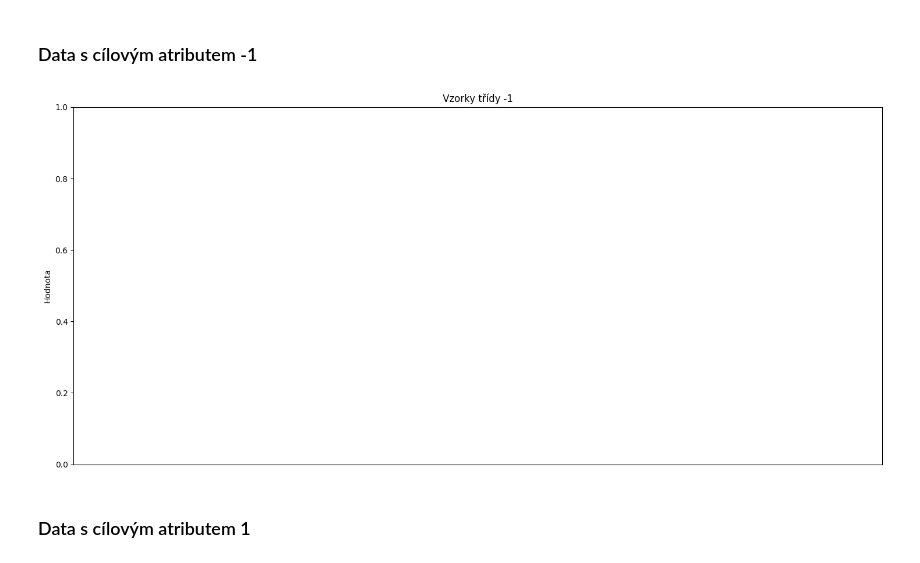
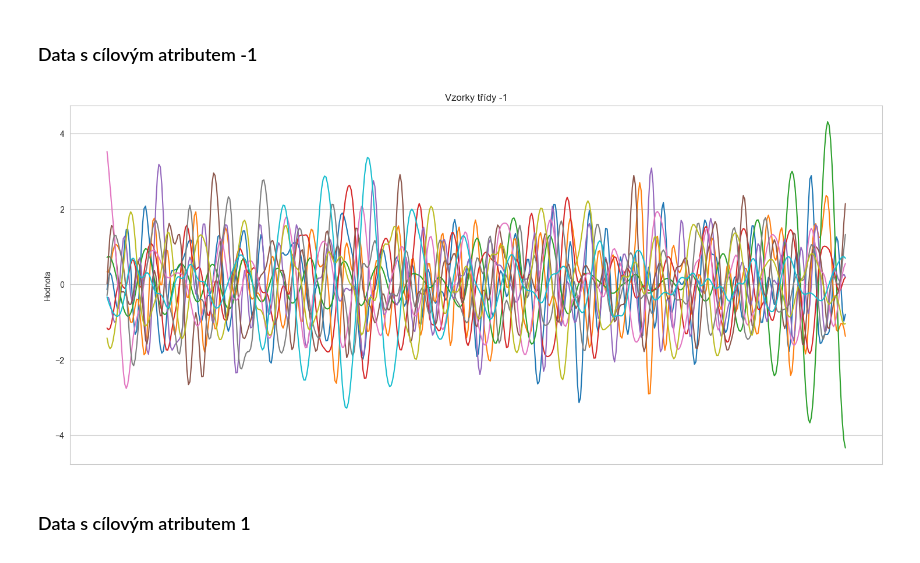
Before and after one commit to SLI0124/semestralni-projekt, a Jupyter notebook: notebooks/classification/ford_a.ipynb, the cells around one changed output. Cells and saved outputs as stored; diff of their text form; code cells hidden in the pictures.

```diff
--- a/notebooks/classification/ford_a.ipynb
+++ b/notebooks/classification/ford_a.ipynb
@@ -201,16 +201,16 @@ plt.show()
 # %% [markdown]
 ### Data s cílovým atributem -1
-# %%
-plt.figure(figsize=(18, 8))
-negative_indices = df_test[df_test.target == 0].index[:10]
-for idx in negative_indices:
-    plt.plot(df_test.iloc[idx, :-1])
-plt.title("Vzorky třídy -1")
-plt.xticks([])
-plt.ylabel("Hodnota")
-plt.show()
-# %% [output]
-[figure, removed]
+# %%
+plt.figure(figsize=(18, 8))
+negative_indices = df_test[df_test.target == -1].index[:10]
+for idx in negative_indices:
+    plt.plot(df_test.iloc[idx, :-1])
+plt.title("Vzorky třídy -1")
+plt.xticks([])
+plt.ylabel("Hodnota")
+plt.show()
+# %% [output]
+[figure, added]
 # %% [markdown]
 ### Data s cílovým atributem 1
 # %%
```
Also changed, not shown: parts of 64 cells of this notebook.
